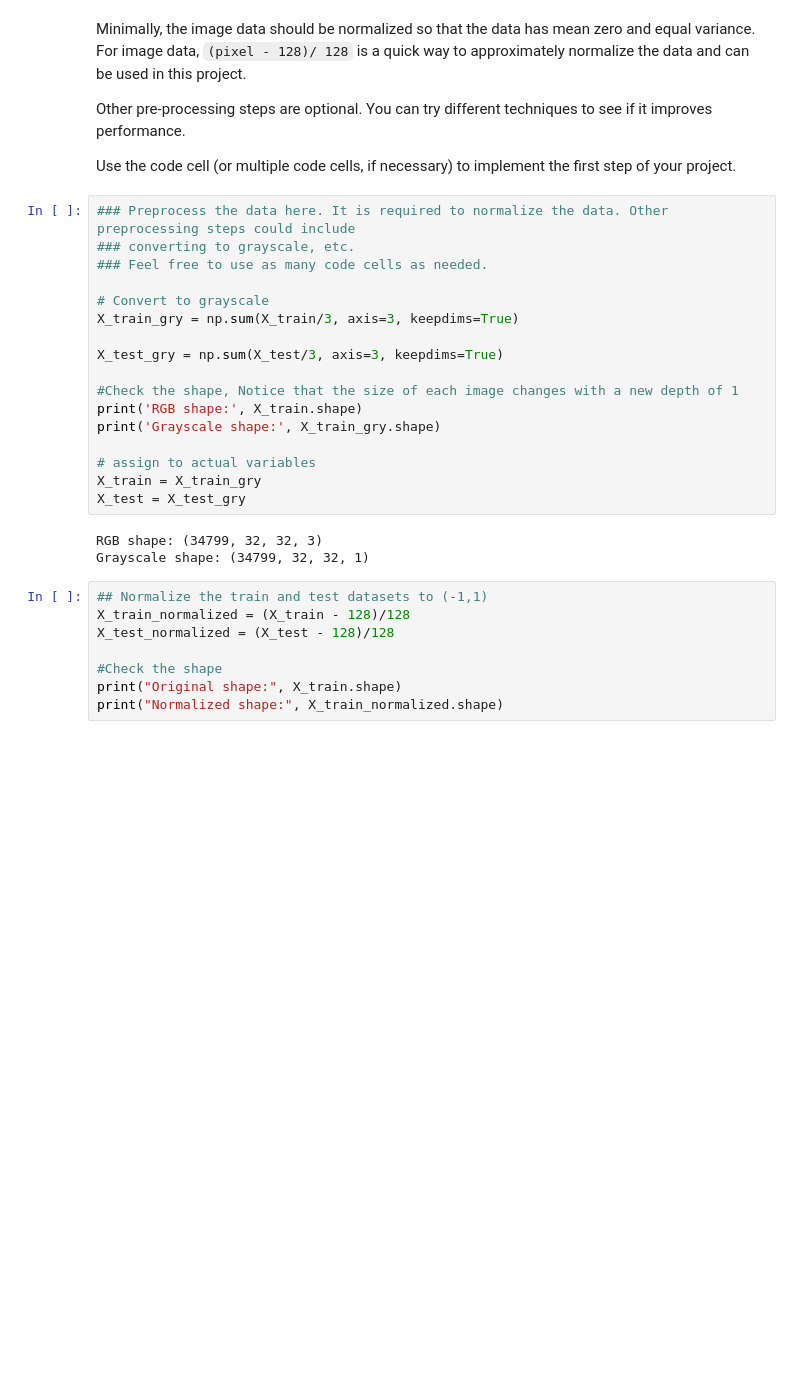
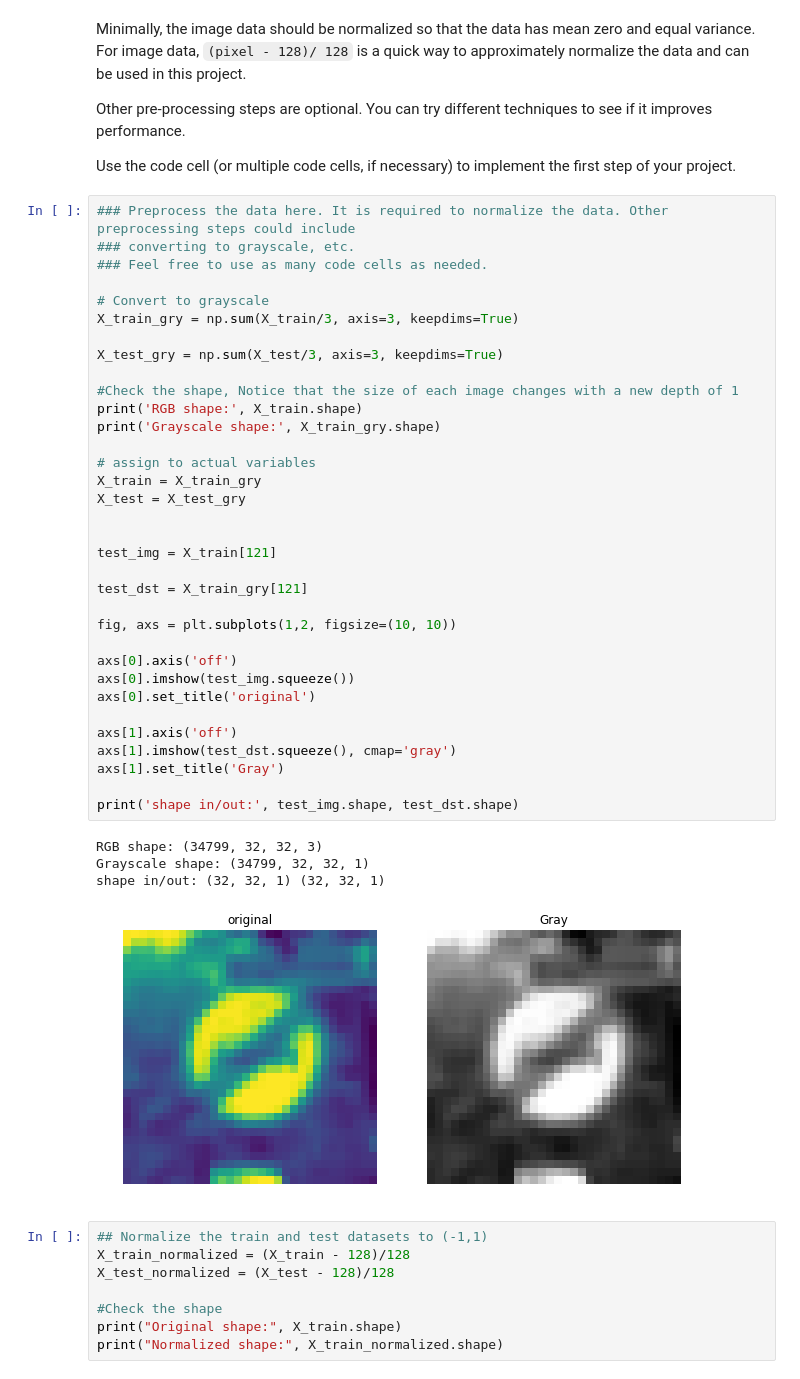
Before and after one commit to gaurav2205/Carnd_T1_P3_Traffic-Sign-Classifier, a Jupyter notebook: Traffic_Sign_Classifier.ipynb, the cells around one changed output. Cells and saved outputs as stored; diff of their text form; blank space fills up the shorter version.

```diff
--- a/Traffic_Sign_Classifier.ipynb
+++ b/Traffic_Sign_Classifier.ipynb
@@ -162,23 +162,42 @@ Use the code cell (or multiple code cells, if necessary) to implement the first
 # %%
 ### Preprocess the data here. It is required to normalize the data. Other preprocessing steps could include
 ### converting to grayscale, etc.
 ### Feel free to use as many code cells as needed.
 
 # Convert to grayscale
 X_train_gry = np.sum(X_train/3, axis=3, keepdims=True)
 
 X_test_gry = np.sum(X_test/3, axis=3, keepdims=True)
 
 #Check the shape, Notice that the size of each image changes with a new depth of 1
 print('RGB shape:', X_train.shape)
 print('Grayscale shape:', X_train_gry.shape)
 
 # assign to actual variables
 X_train = X_train_gry
 X_test = X_test_gry
+
+
+test_img = X_train[121]
+
+test_dst = X_train_gry[121]
+
+fig, axs = plt.subplots(1,2, figsize=(10, 10))
+
+axs[0].axis('off')
+axs[0].imshow(test_img.squeeze())
+axs[0].set_title('original')
+
+axs[1].axis('off')
+axs[1].imshow(test_dst.squeeze(), cmap='gray')
+axs[1].set_title('Gray')
+
+print('shape in/out:', test_img.shape, test_dst.shape)
 # %% [output]
 RGB shape: (34799, 32, 32, 3)
 Grayscale shape: (34799, 32, 32, 1)
+shape in/out: (32, 32, 1) (32, 32, 1)
+[figure, added]
 # %%
 ## Normalize the train and test datasets to (-1,1)
 X_train_normalized = (X_train - 128)/128
```
Also changed, not shown: parts of 13 cells of this notebook.
